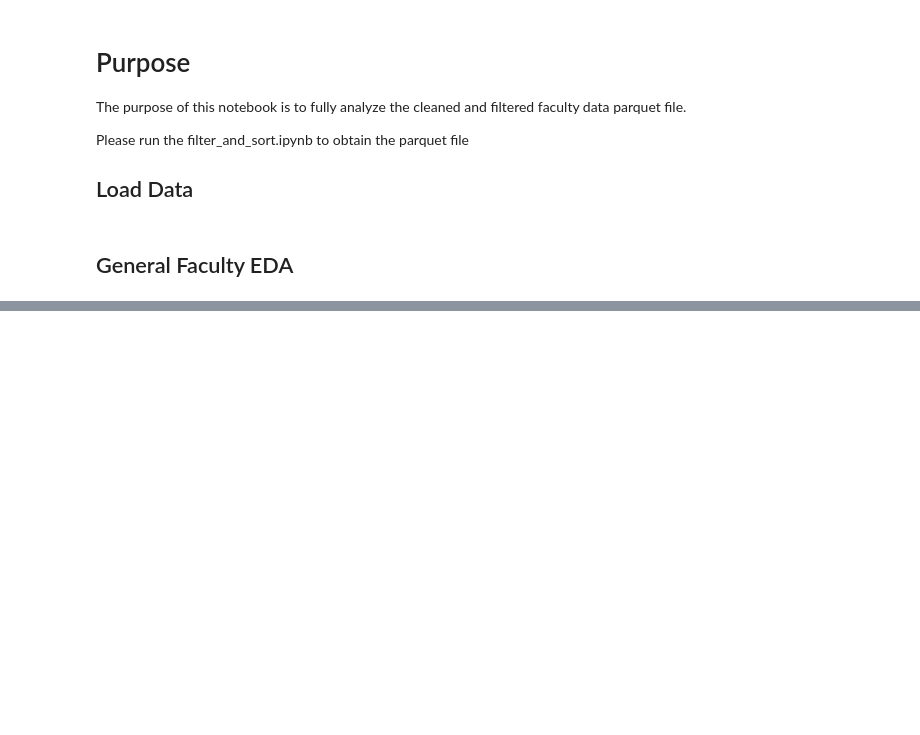
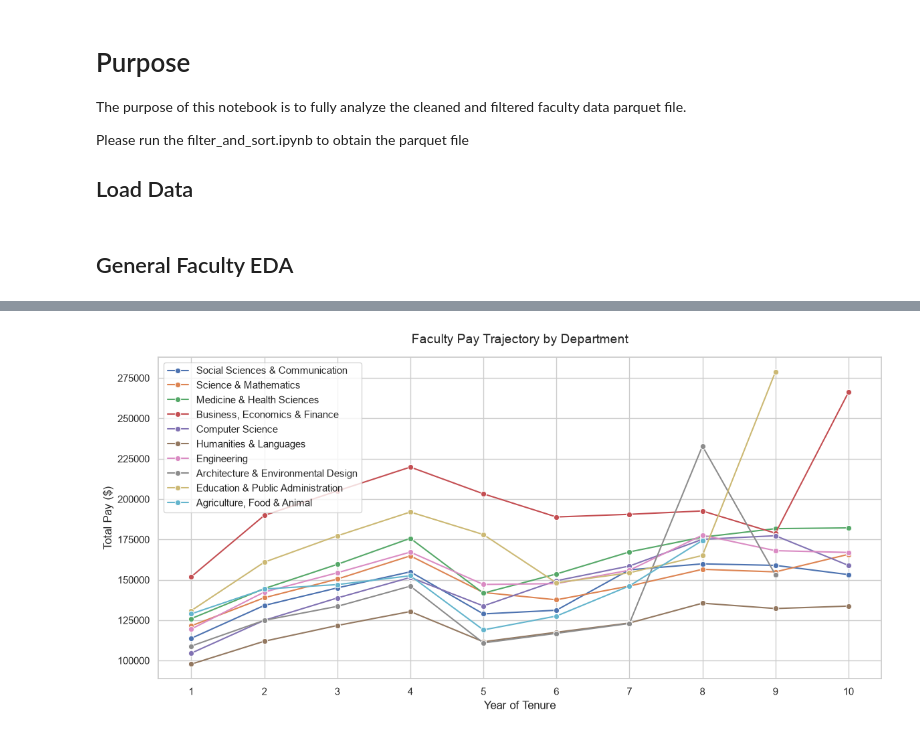
Before and after one commit to CSC4693-Fall-2026/CSC4693, a Jupyter notebook: Faculty/analyze_faculty.ipynb, the cells around one changed output, grey strips where cells are left out. Saved outputs shown, nothing was run; the diff lists cells and outputs as text; code cells hidden in the pictures; blank space fills up the shorter version.

```diff
--- a/Faculty/analyze_faculty.ipynb
+++ b/Faculty/analyze_faculty.ipynb
@@ -64,0 +93,24 @@ plt.show()
+# %%
+plt.figure(figsize=(12, 6))
+
+sns.lineplot(
+    data=pay_trajectory,
+    x="tenure_year",
+    y="pay",
+    hue="department",
+    marker="o",
+    errorbar=None
+)
+
+plt.title("Faculty Pay Trajectory by Department", fontsize=14, pad=15)
+plt.xlabel("Year of Tenure", fontsize=12)
+plt.ylabel("Total Pay ($)", fontsize=12)
+
+plt.xticks(range(1, 11))
+
+plt.legend(loc='upper left')
+
+plt.tight_layout()
+plt.show()
+# %% [output]
+[figure, added]
```
Also changed, not shown: parts of 8 cells of this notebook.
